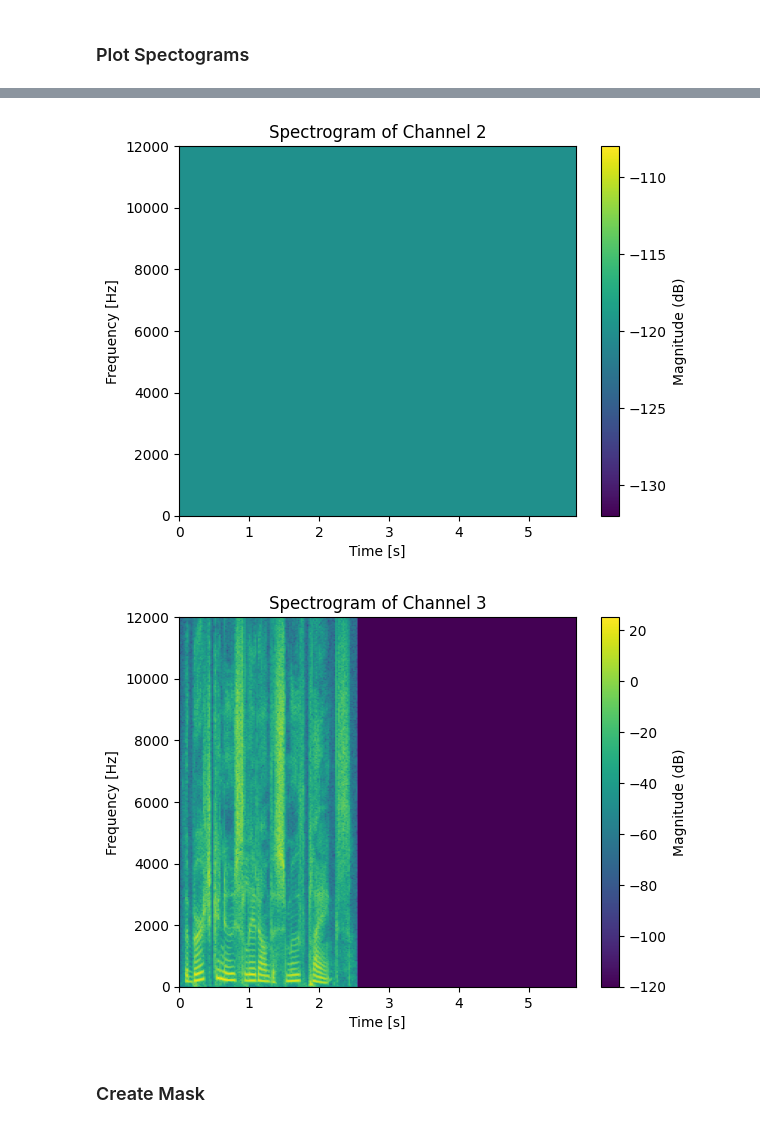
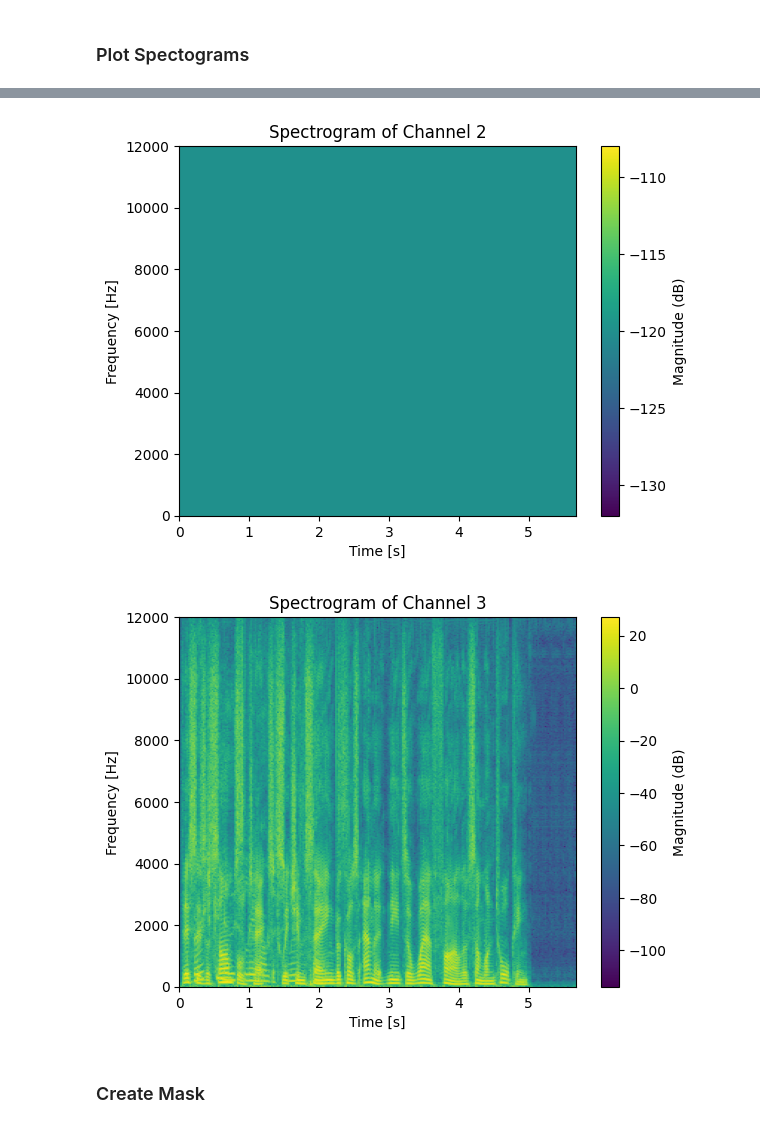
Before and after one commit to Amitmils/AmbisonicUpscaling, a Jupyter notebook: run_script_v2.ipynb, the cells around one changed output, grey strips where cells are left out. Saved outputs shown, nothing was run; the diff lists cells and outputs as text; code cells hidden in the pictures.

```diff
--- a/run_script_v2.ipynb
+++ b/run_script_v2.ipynb
@@ -79,13 +83,14 @@ signals = [
 sound_field = SoundField(DEVICE)
 input_order = 1
 upscale_order = 3
+# [#Windows, #Channels, #FreqBins]
 anm_f = sound_field.create(
     signals=signals,
     order=input_order,
     SH_type='complex',
     debug=True,
     grid_type=POINTS_162,
-)
+).permute(2,0,1)
 Y_p = utils.create_sh_matrix(input_order, zen=sound_field.P_th, azi=sound_field.P_ph)
 # %% [output]
 [figure]
@@ -106,9 +111,12 @@ sd.play(mono_signal_np, samplerate=sound_field.sr)
 # %% [markdown]
 ### Plot Spectograms
 # %%
-for channel_id in range(anm_f.shape[0]):
+n_fft = int(2*(anm_f.shape[-1]-1))      # Extract # FFT points from size of anm_f
+hop_length = n_fft//2   # Hop length (stride)
+win_length = n_fft   # Window length
+for channel_id in range(anm_f.shape[1]):
     plt.figure()
-    magnitude = torch.abs(anm_f[channel_id]).t()
+    magnitude = torch.abs(anm_f[:,channel_id]).t()
     freq_bins, time_frames = magnitude.shape
     sr = sound_field.sr
     time_axis = (torch.arange(time_frames) * hop_length) / sr  # Time in seconds
@@ -128,5 +136,5 @@ for channel_id in range(anm_f.shape[0]):
 [figure]
-[figure, old version]
+[figure, new version]
 # %% [markdown]
 ### Create Mask
 # %%
```
Also changed, not shown: parts of 5 cells of this notebook, 1 other file.
